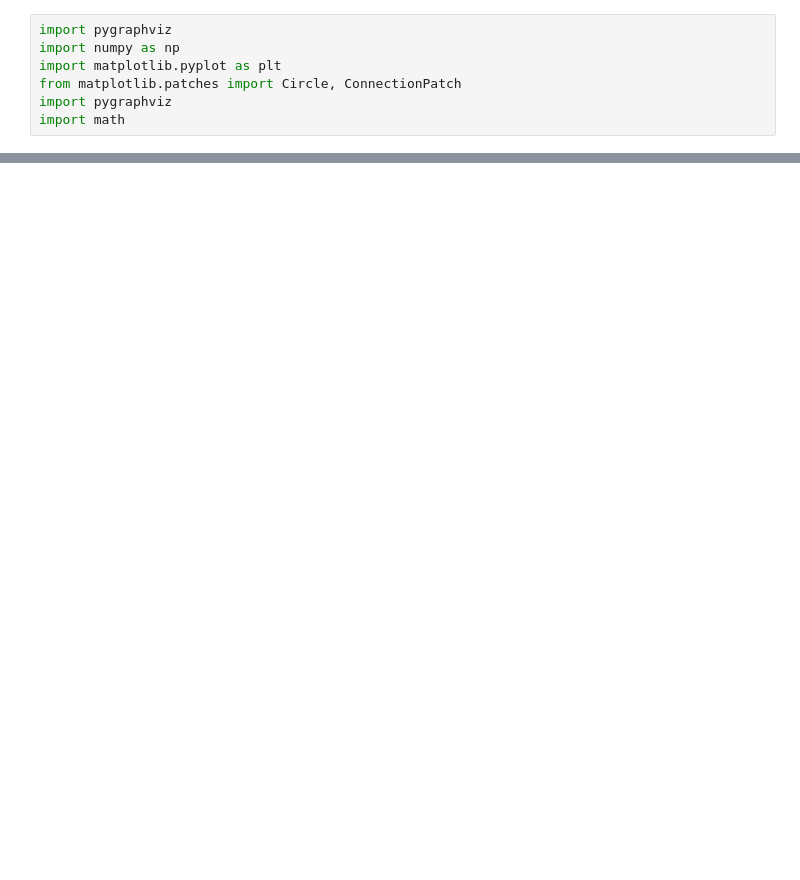
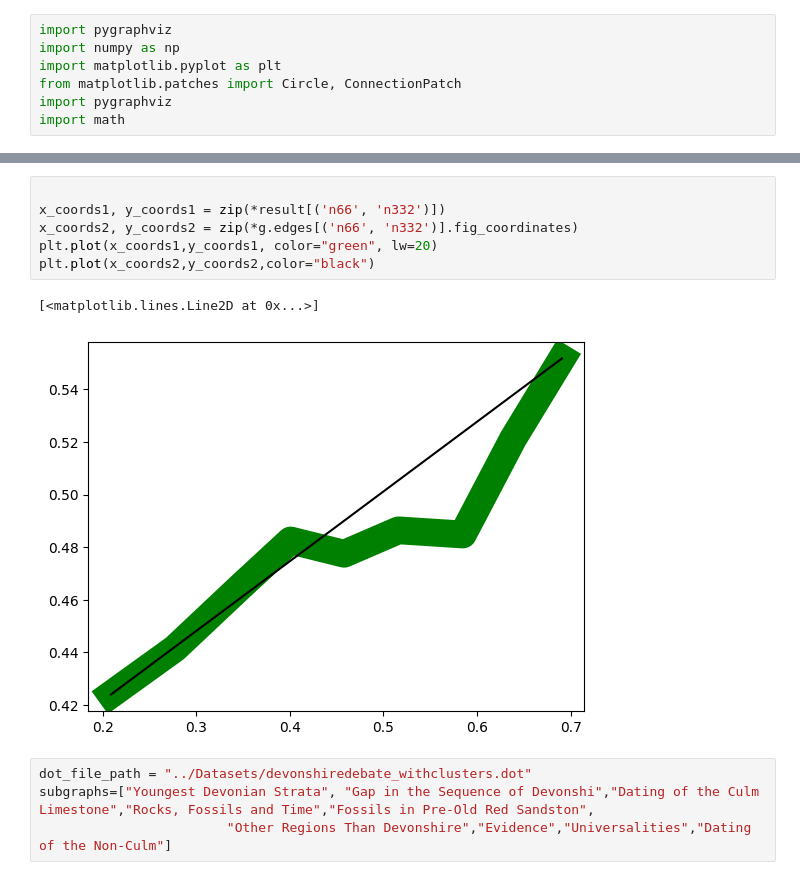
Before and after one commit to mauro-vb/graph-visualization-project, a Jupyter notebook: notebooks/pruebas.ipynb, the cells around one changed output, grey strips where cells are left out. Cells and saved outputs as stored; diff of their text form; blank space fills up the shorter version.

```diff
--- a/notebooks/pruebas.ipynb
+++ b/notebooks/pruebas.ipynb
@@ -1060,0 +1072,13 @@ def spring_embedder_f(self, ideal_length=.1, K=100, epsilon=1e-4, delta=.1, grav
+# %%
+
+x_coords1, y_coords1 = zip(*result[('n66', 'n332')])
+x_coords2, y_coords2 = zip(*g.edges[('n66', 'n332')].fig_coordinates)
+plt.plot(x_coords1,y_coords1, color="green", lw=20)
+plt.plot(x_coords2,y_coords2,color="black")
+# %% [output]
+[<matplotlib.lines.Line2D at 0x...>]
+[figure, added]
+# %%
+dot_file_path = "../Datasets/devonshiredebate_withclusters.dot"
+subgraphs=["Youngest Devonian Strata", "Gap in the Sequence of Devonshi","Dating of the Culm Limestone","Rocks, Fossils and Time","Fossils in Pre-Old Red Sandston",
+                        "Other Regions Than Devonshire","Evidence","Universalities","Dating of the Non-Culm"]
```
Also changed, not shown: parts of 16 cells of this notebook, 5 other files.
